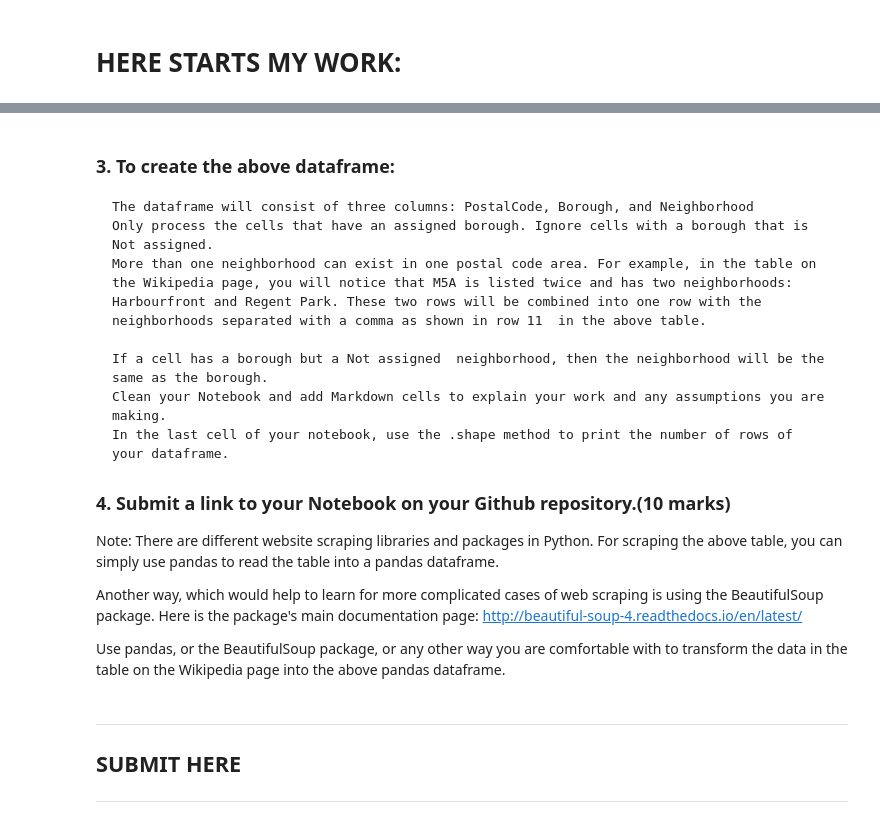
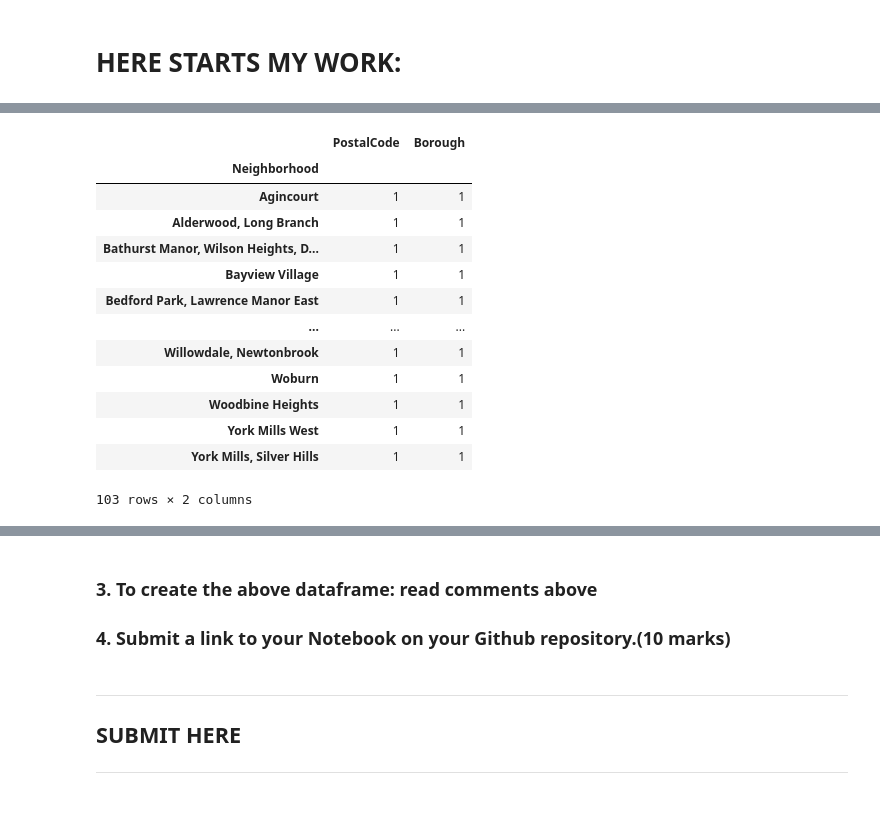
Before and after one commit to alinasansevich/Coursera_Capstone, a Jupyter notebook: Clustering-Neighborhoods-in-Toronto.ipynb, the cells around one changed output, grey strips where cells are left out. Saved outputs shown, nothing was run; the diff lists cells and outputs as text; code cells hidden in the pictures.

```diff
--- a/Clustering-Neighborhoods-in-Toronto.ipynb
+++ b/Clustering-Neighborhoods-in-Toronto.ipynb
@@ -72,0 +137,17 @@ wiki_url = 'https://en.wikipedia.org/wiki/Toronto'
+# %%
+df.groupby(['Neighborhood']).count()
+# %% [output]
+|  | PostalCode | Borough |
+| Neighborhood |  |  |
+| Agincourt | 1 | 1 |
+| Alderwood, Long Branch | 1 | 1 |
+| Bathurst Manor, Wilson Heights, D... | 1 | 1 |
+| Bayview Village | 1 | 1 |
+| Bedford Park, Lawrence Manor East | 1 | 1 |
+| ... | ... | ... |
+| Willowdale, Newtonbrook | 1 | 1 |
+| Woburn | 1 | 1 |
+| Woodbine Heights | 1 | 1 |
+| York Mills West | 1 | 1 |
+| York Mills, Silver Hills | 1 | 1 |
+103 rows × 2 columns
@@ -73,23 +160,23 @@ wiki_url = 'https://en.wikipedia.org/wiki/Toronto'
 # %% [markdown]
 ![7JXaz3NNEeiMwApe4i-fLg_40e690ae0e927abda2d4bde7d94ed133_Screen-Shot-2018-06-18-at-7.17.57-PM.png](attachment:a35ee74e-f0de-4f55-8a9d-250475e26181.png)
 # %% [markdown]
-### 3. To create the above dataframe:
+### 3. To create the above dataframe: read comments above
 
-    The dataframe will consist of three columns: PostalCode, Borough, and Neighborhood
+<!--     The dataframe will consist of three columns: PostalCode, Borough, and Neighborhood
     Only process the cells that have an assigned borough. Ignore cells with a borough that is Not assigned.
     More than one neighborhood can exist in one postal code area. For example, in the table on the Wikipedia page, you will notice that M5A is listed twice and has two neighborhoods: Harbourfront and Regent Park. These two rows will be combined into one row with the neighborhoods separated with a comma as shown in row 11  in the above table.
 
     If a cell has a borough but a Not assigned  neighborhood, then the neighborhood will be the same as the borough.
     Clean your Notebook and add Markdown cells to explain your work and any assumptions you are making.
-    In the last cell of your notebook, use the .shape method to print the number of rows of your dataframe.
+    In the last cell of your notebook, use the .shape method to print the number of rows of your dataframe. -->
 
 ### 4. Submit a link to your Notebook on your Github repository.(10 marks)
 
-Note: There are different website scraping libraries and packages in Python. For scraping the above table, you can simply use pandas  to read the table into a pandas dataframe.
+<!-- Note: There are different website scraping libraries and packages in Python. For scraping the above table, you can simply use pandas  to read the table into a pandas dataframe.
 
 Another way, which would help to learn for more complicated cases of web scraping is using the BeautifulSoup package. Here is the package's main documentation page: http://beautiful-soup-4.readthedocs.io/en/latest/
 
-Use pandas, or the BeautifulSoup package, or any other way you are comfortable with to transform the data in the table on the Wikipedia page into the above pandas dataframe.
+Use pandas, or the BeautifulSoup package, or any other way you are comfortable with to transform the data in the table on the Wikipedia page into the above pandas dataframe. -->
 # %% [markdown]
 ***
 ## SUBMIT HERE
```
Also changed, not shown: parts of 16 cells of this notebook.
